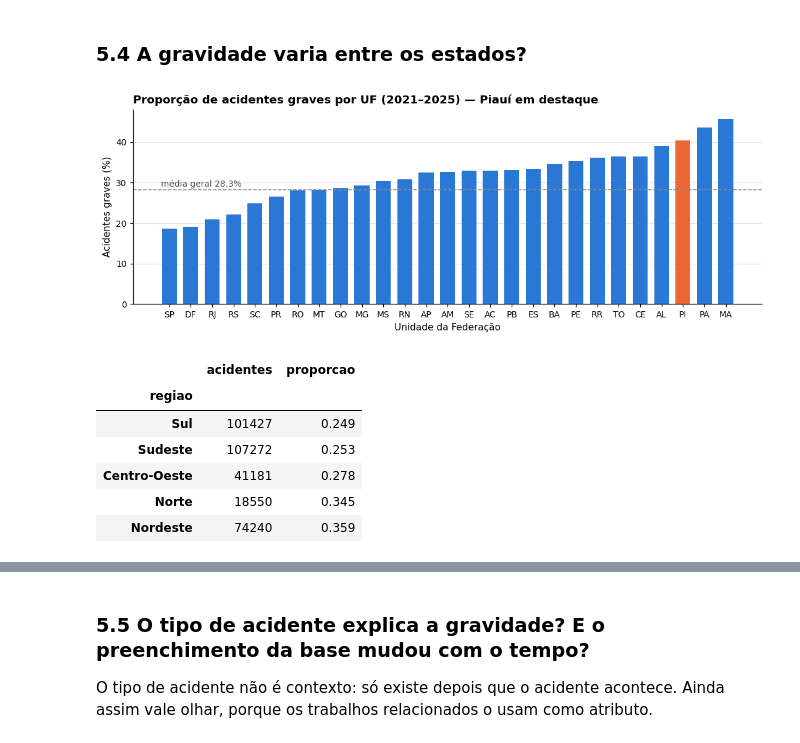
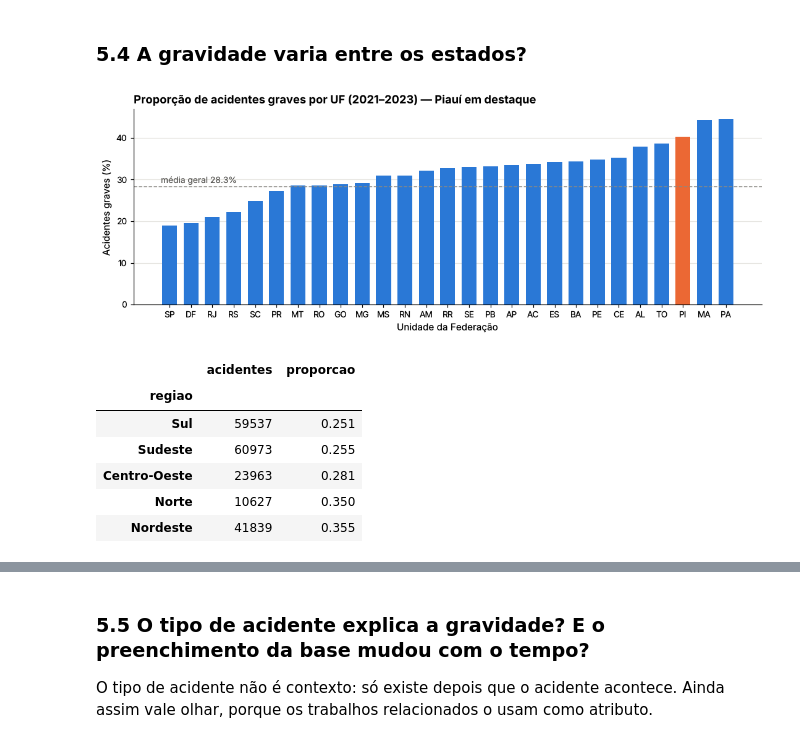
Before and after one commit to JoaoPedroLuz12/AcidentesPRF, a Jupyter notebook: notebook/acidentes_prf_gravidade.ipynb, the cells around one changed output, grey strips where cells are left out. Cells and saved outputs as stored; diff of their text form; code cells hidden in the pictures.

```diff
--- a/notebook/acidentes_prf_gravidade.ipynb
+++ b/notebook/acidentes_prf_gravidade.ipynb
@@ -355,12 +378,13 @@ por_ano
 ### 5.2 Em que horários os acidentes são mais graves?
 # %%
 dados["hora_cheia"] = dados["hora"].astype(int)
-por_hora = dados.groupby("hora_cheia")["grave"].agg(acidentes="size", proporcao="mean")
-media_geral = dados["grave"].mean() * 100
+exploracao = dados[dados["ano"] <= 2023]          # apenas os anos de treino
+por_hora = exploracao.groupby("hora_cheia")["grave"].agg(acidentes="size", proporcao="mean")
+media_geral = exploracao["grave"].mean() * 100
 
 fig, (ax1, ax2) = plt.subplots(2, 1, figsize=(10, 5), sharex=True, gridspec_kw={"height_ratios": [1, 1.3]})
 ax1.bar(por_hora.index, por_hora["acidentes"], color="#b7d3f6", width=0.8)
-ax1.set_title("Número de acidentes por hora do dia (2021–2025)")
+ax1.set_title("Número de acidentes por hora do dia (2021–2023)")
 ax1.set_ylabel("Acidentes")
 ax2.plot(por_hora.index, por_hora["proporcao"] * 100, color=AZUL, marker="o", linewidth=2, markersize=4)
 ax2.axhline(media_geral, color=CINZA, linestyle="--", linewidth=1)
@@ -415,29 +439,29 @@ Todas as diferenças são moderadas. Nenhum atributo de contexto, isoladamente,
 # %% [markdown]
 ### 5.4 A gravidade varia entre os estados?
 # %%
-por_uf = dados.groupby("uf")["grave"].agg(acidentes="size", proporcao="mean").sort_values("proporcao")
+por_uf = exploracao.groupby("uf")["grave"].agg(acidentes="size", proporcao="mean").sort_values("proporcao")
 cores = [LARANJA if uf == "PI" else AZUL for uf in por_uf.index]
 
 fig, ax = plt.subplots(figsize=(10, 3.8))
 ax.bar(por_uf.index, por_uf["proporcao"] * 100, color=cores, width=0.7)
 ax.axhline(media_geral, color=CINZA, linestyle="--", linewidth=1)
 ax.text(-0.4, media_geral + 0.8, f"média geral {media_geral:.1f}%", fontsize=9, color="#52514e")
-ax.set_title("Proporção de acidentes graves por UF (2021–2025) — Piauí em destaque")
+ax.set_title("Proporção de acidentes graves por UF (2021–2023) — Piauí em destaque")
 ax.set_ylabel("Acidentes graves (%)")
 ax.set_xlabel("Unidade da Federação")
 ax.grid(axis="x", visible=False)
 plt.tight_layout()
 plt.show()
 
-por_regiao = dados.groupby("regiao")["grave"].agg(acidentes="size", proporcao="mean").sort_values("proporcao")
+por_regiao = exploracao.groupby("regiao")["grave"].agg(acidentes="size", proporcao="mean").sort_values("proporcao")
 por_regiao
 # %% [output]
-[figure, old version]
+[figure, new version]
 |  | acidentes | proporcao |
 | regiao |  |  |
-| Sul | 101427 | 0.249 |
-| Sudeste | 107272 | 0.253 |
-| Centro-Oeste | 41181 | 0.278 |
-| Norte | 18550 | 0.345 |
-| Nordeste | 74240 | 0.359 |
+| Sul | 59537 | 0.251 |
+| Sudeste | 60973 | 0.255 |
+| Centro-Oeste | 23963 | 0.281 |
+| Norte | 10627 | 0.350 |
+| Nordeste | 41839 | 0.355 |
 # %% [markdown]
```
Also changed, not shown: parts of 29 cells of this notebook, 5 other files.
